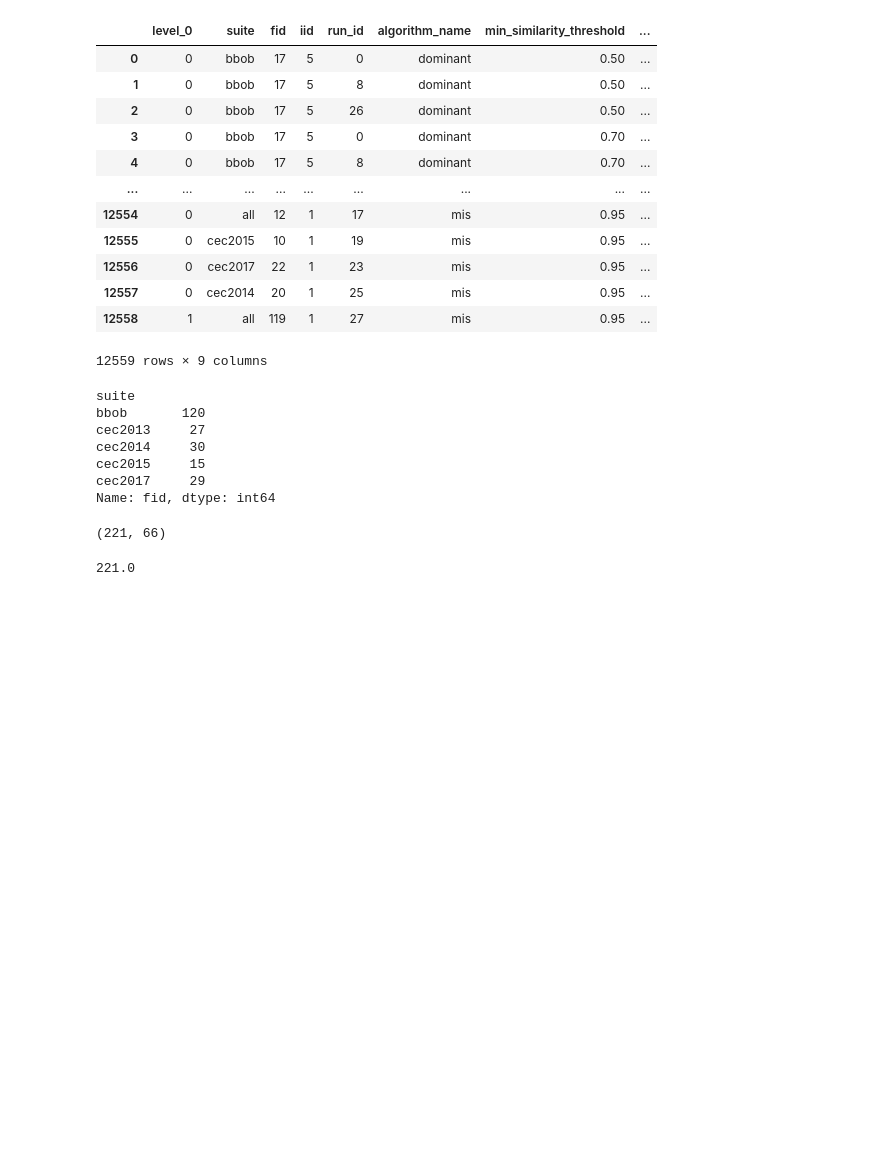
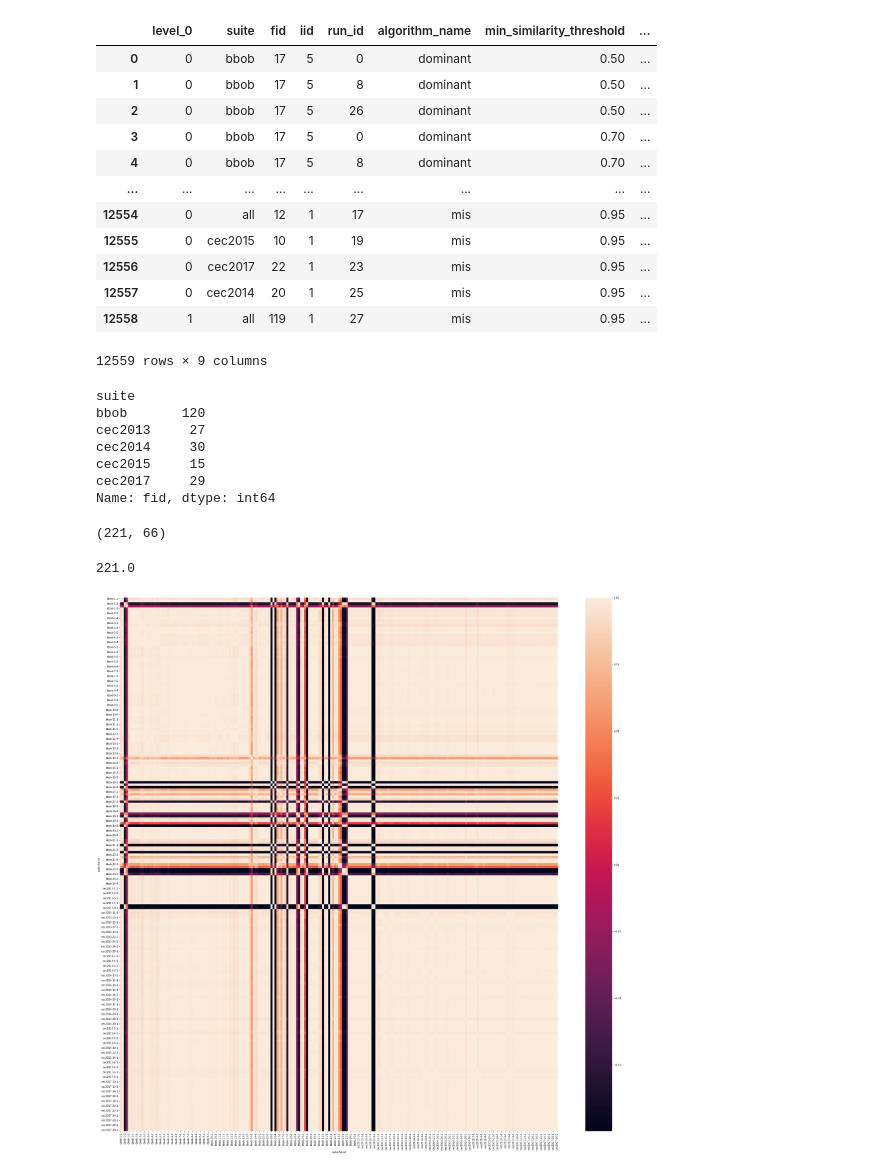
Before and after one commit to gjorgjinac/SELECTOR, a Jupyter notebook: stats.ipynb, the cells around one changed output. Saved outputs shown, nothing was run; the diff lists cells and outputs as text; code cells hidden in the pictures; blank space fills up the shorter version.

```diff
--- a/stats.ipynb
+++ b/stats.ipynb
@@ -158,3 +158,15 @@ aggregated_ela_df.shape
 6630/30
 # %% [output]
 221.0
+# %%
+ela_representation_df = pd.read_csv(f'data/aggregated_ela_representation_dropna.csv', index_col=[0,1,2])
+s = cosine_similarity(ela_representation_df.values,ela_representation_df.values)
+similarity_df=pd.DataFrame(s,index=ela_representation_df.index,columns=ela_representation_df.index)
+# %%
+import seaborn as sns
+import matplotlib.pyplot as plt
+plt.figure(figsize=(40,40))
+sns.heatmap(similarity_df)
+plt.savefig('cosine_similarity_heatmap.pdf')
+# %% [output]
+[figure, added]
```
Also changed, not shown: 14 other files.
